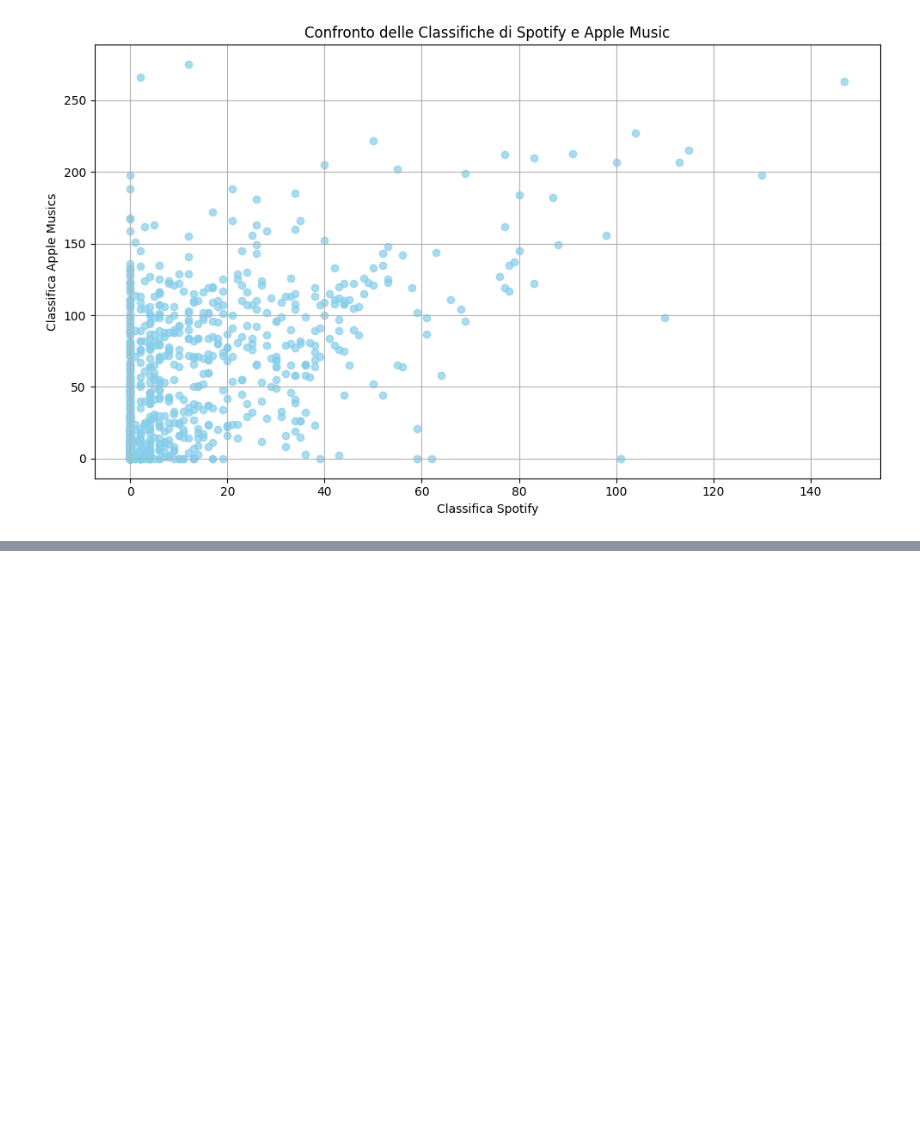
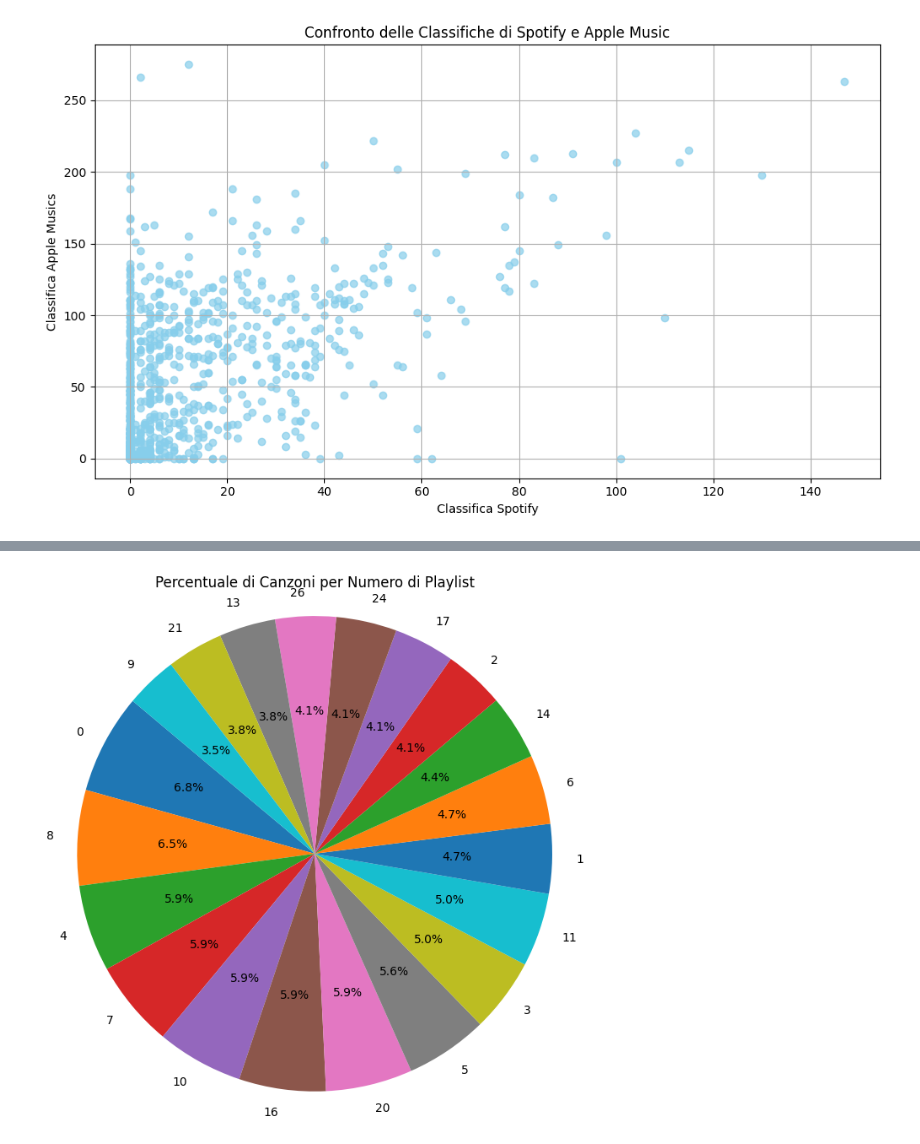
Before and after one commit to IsabellaPodavini/top_spotify_songs_2023, a Jupyter notebook: project.ipynb, the cells around one changed output, grey strips where cells are left out. Saved outputs shown, nothing was run; the diff lists cells and outputs as text; code cells hidden in the pictures; blank space fills up the shorter version.

```diff
--- a/project.ipynb
+++ b/project.ipynb
@@ -280,0 +360,14 @@ plt.show()
+# %%
+# Raggruppa le canzoni in base al numero di playlist
+playlist_counts = spotify_songs_df.groupby('in_apple_playlists').size()
+# Seleziona i gruppi più rilevanti (ad esempio, i primi 5 gruppi con il maggior numero di canzoni)
+top_groups = playlist_counts.nlargest(20)
+
+# Crea il grafico a torta
+plt.figure(figsize=(8, 8))
+plt.pie(top_groups, labels=top_groups.index, autopct='%1.1f%%', startangle=140)
+plt.title('Percentuale di Canzoni per Numero di Playlist')
+plt.axis('equal')  # Assicura che il grafico sia un cerchio
+plt.show()
+# %% [output]
+[figure, added]
```
Also changed, not shown: parts of 5 cells of this notebook.
